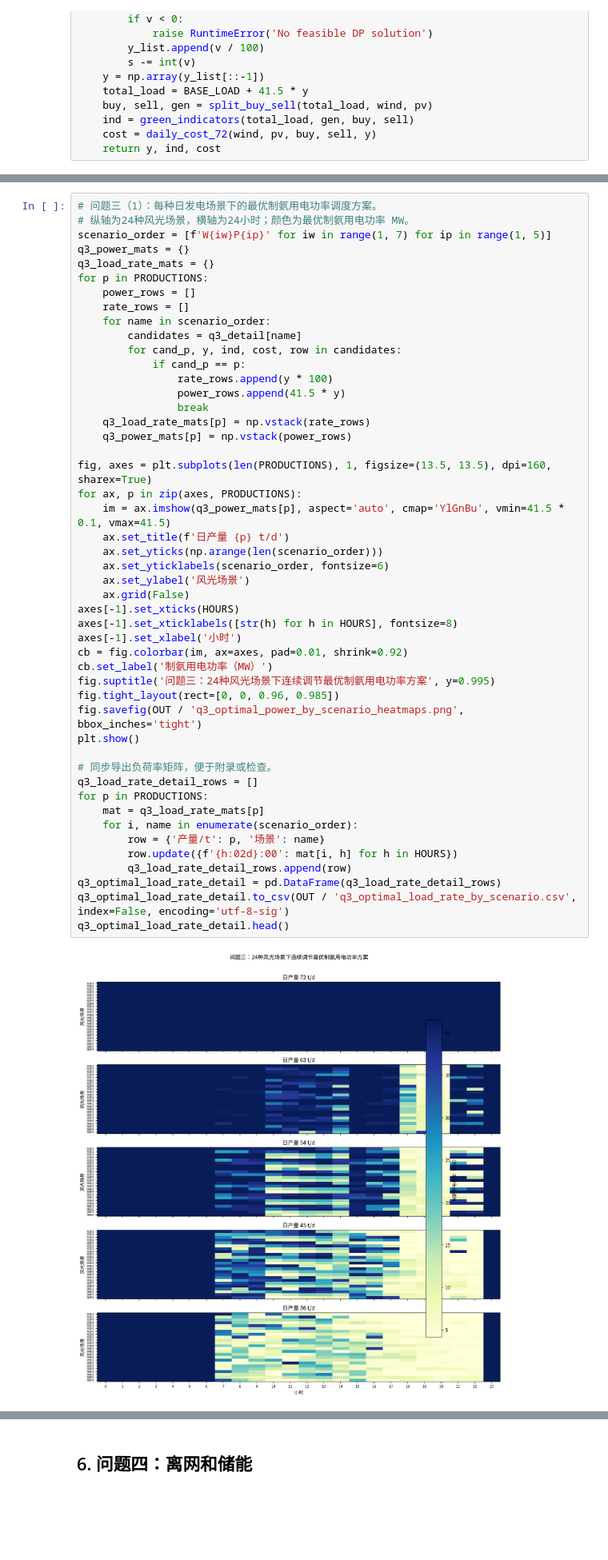
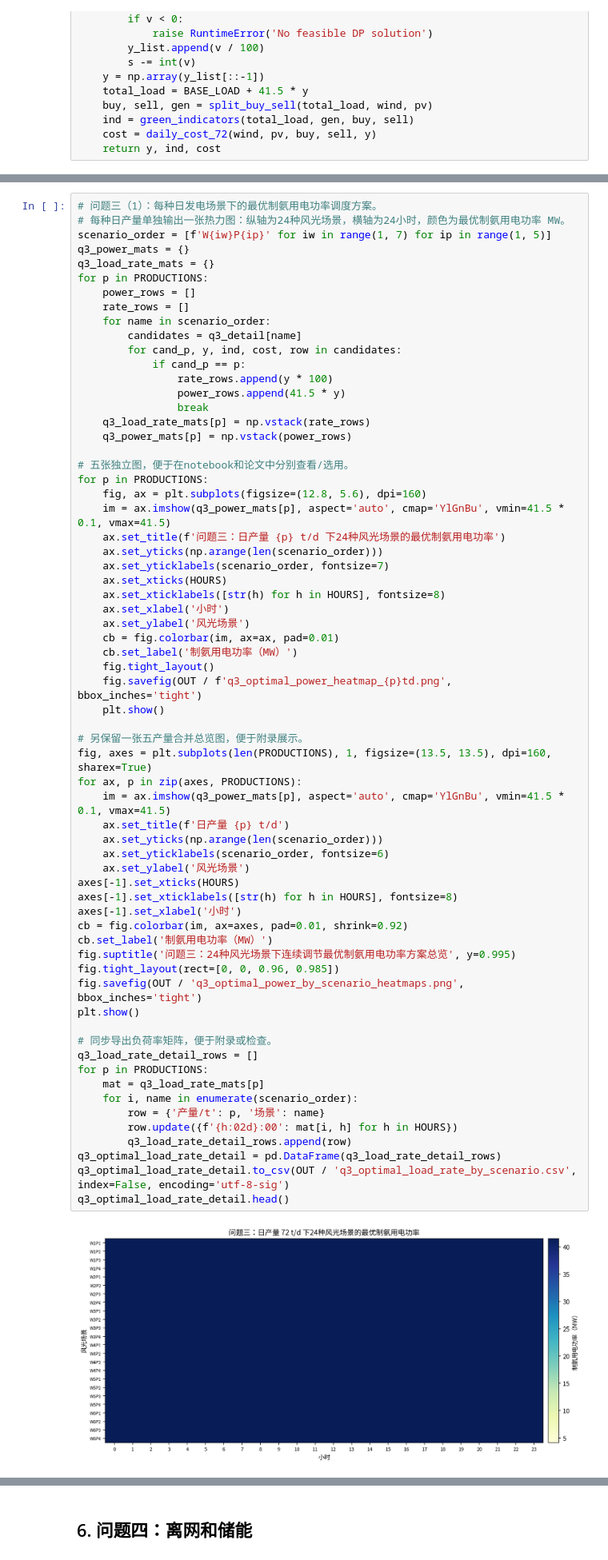
Before and after one commit to wurldwen/---, a Jupyter notebook: A题第1-4题计算代码.ipynb, the cells around one changed output, grey strips where cells are left out. Shown at 80% size. Cells and saved outputs as stored; diff of their text form; blank space fills up the shorter version.

```diff
--- a/A题第1-4题计算代码.ipynb
+++ b/A题第1-4题计算代码.ipynb
@@ -870,7 +870,7 @@ q3_prod_summary, q3_prod_class, q3_class, annual_prod_q3, annual_total_cost_q3,
  4    72  25920  2.149748e+08  8293.781549)
 # %%
 # 问题三（1）：每种日发电场景下的最优制氨用电功率调度方案。
-# 纵轴为24种风光场景，横轴为24小时；颜色为最优制氨用电功率 MW。
+# 每种日产量单独输出一张热力图：纵轴为24种风光场景，横轴为24小时，颜色为最优制氨用电功率 MW。
 scenario_order = [f'W{iw}P{ip}' for iw in range(1, 7) for ip in range(1, 5)]
 q3_power_mats = {}
 q3_load_rate_mats = {}
@@ -887,34 +887,51 @@ for p in PRODUCTIONS:
     q3_load_rate_mats[p] = np.vstack(rate_rows)
     q3_power_mats[p] = np.vstack(power_rows)
 
+# 五张独立图，便于在notebook和论文中分别查看/选用。
+for p in PRODUCTIONS:
+    fig, ax = plt.subplots(figsize=(12.8, 5.6), dpi=160)
+    im = ax.imshow(q3_power_mats[p], aspect='auto', cmap='YlGnBu', vmin=41.5 * 0.1, vmax=41.5)
+    ax.set_title(f'问题三：日产量 {p} t/d 下24种风光场景的最优制氨用电功率')
+    ax.set_yticks(np.arange(len(scenario_order)))
+    ax.set_yticklabels(scenario_order, fontsize=7)
+    ax.set_xticks(HOURS)
+    ax.set_xticklabels([str(h) for h in HOURS], fontsize=8)
+    ax.set_xlabel('小时')
+    ax.set_ylabel('风光场景')
+    cb = fig.colorbar(im, ax=ax, pad=0.01)
+    cb.set_label('制氨用电功率（MW）')
+    fig.tight_layout()
+    fig.savefig(OUT / f'q3_optimal_power_heatmap_{p}td.png', bbox_inches='tight')
+    plt.show()
+
+# 另保留一张五产量合并总览图，便于附录展示。
 fig, axes = plt.subplots(len(PRODUCTIONS), 1, figsize=(13.5, 13.5), dpi=160, sharex=True)
 for ax, p in zip(axes, PRODUCTIONS):
     im = ax.imshow(q3_power_mats[p], aspect='auto', cmap='YlGnBu', vmin=41.5 * 0.1, vmax=41.5)
     ax.set_title(f'日产量 {p} t/d')
     ax.set_yticks(np.arange(len(scenario_order)))
     ax.set_yticklabels(scenario_order, fontsize=6)
     ax.set_ylabel('风光场景')
-    ax.grid(False)
 axes[-1].set_xticks(HOURS)
 axes[-1].set_xticklabels([str(h) for h in HOURS], fontsize=8)
 axes[-1].set_xlabel('小时')
 cb = fig.colorbar(im, ax=axes, pad=0.01, shrink=0.92)
 cb.set_label('制氨用电功率（MW）')
-fig.suptitle('问题三：24种风光场景下连续调节最优制氨用电功率方案', y=0.995)
+fig.suptitle('问题三：24种风光场景下连续调节最优制氨用电功率方案总览', y=0.995)
 fig.tight_layout(rect=[0, 0, 0.96, 0.985])
 fig.savefig(OUT / 'q3_optimal_power_by_scenario_heatmaps.png', bbox_inches='tight')
 plt.show()
 
 # 同步导出负荷率矩阵，便于附录或检查。
 q3_load_rate_detail_rows = []
 for p in PRODUCTIONS:
     mat = q3_load_rate_mats[p]
     for i, name in enumerate(scenario_order):
         row = {'产量/t': p, '场景': name}
         row.update({f'{h:02d}:00': mat[i, h] for h in HOURS})
         q3_load_rate_detail_rows.append(row)
 q3_optimal_load_rate_detail = pd.DataFrame(q3_load_rate_detail_rows)
 q3_optimal_load_rate_detail.to_csv(OUT / 'q3_optimal_load_rate_by_scenario.csv', index=False, encoding='utf-8-sig')
 q3_optimal_load_rate_detail.head()
 # %% [output]
-[figure, old version]
+[figure, new version]
```
Also changed, not shown: parts of 8 cells of this notebook, 27 other files.
